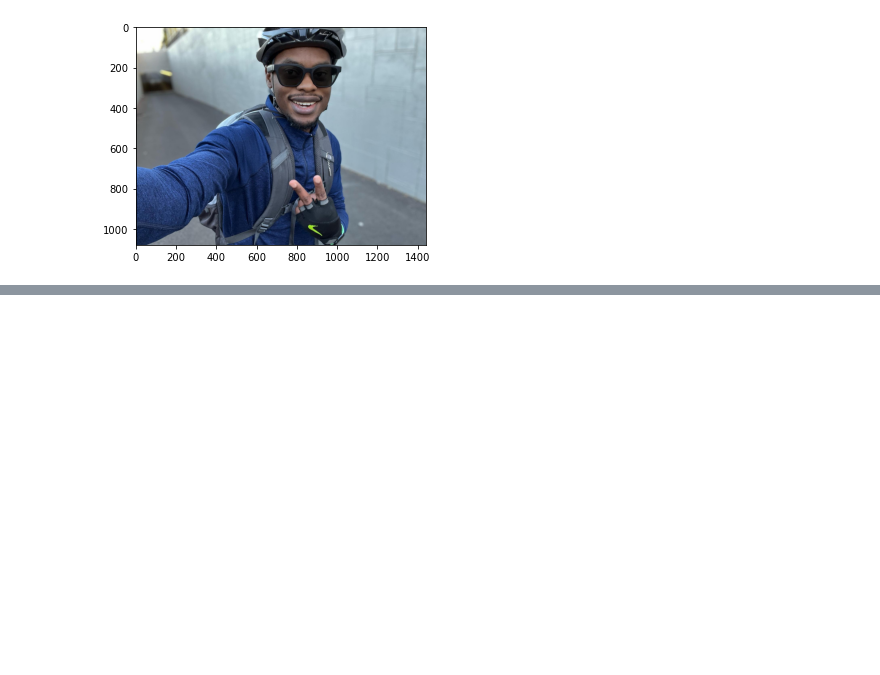
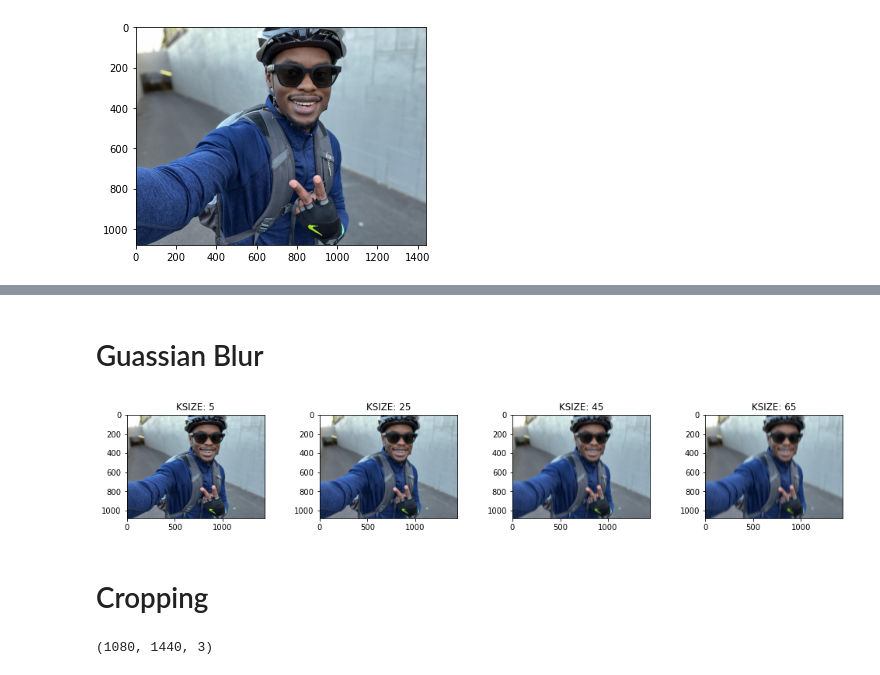
Before and after one commit to Laviusntk/PGAIML, a Jupyter notebook: prework/ImageProcessing.ipynb, the cells around one changed output, grey strips where cells are left out. Drawn from its saved outputs; the diff is of its cells as text; code cells hidden in the pictures; blank space fills up the shorter version.

```diff
--- a/prework/ImageProcessing.ipynb
+++ b/prework/ImageProcessing.ipynb
@@ -79,0 +105,26 @@ plt.imshow(image_rgb)
+# %% [markdown]
+# Guassian Blur
+# %%
+fig, axes = plt.subplots(1, 4, figsize=(16, 6))
+
+index = 0
+for size in range(5, 85, 20):
+    axes[index].imshow(cv2.GaussianBlur(image_rgb, ksize=(5, size), sigmaX=0))
+    axes[index].set_title(f"KSIZE: {size}")
+    index += 1
+
+plt.subplots_adjust(left=0.1,
+                    bottom=0.1,
+                    right=0.9,
+                    top=0.9,
+                    wspace=0.4,
+                    hspace=0.4)
+plt.show()
+# %% [output]
+[figure, added]
+# %% [markdown]
+# Cropping
+# %%
+image_rgb.shape
+# %% [output]
+(1080, 1440, 3)
```
Also changed, not shown: parts of 3 cells of this notebook.
